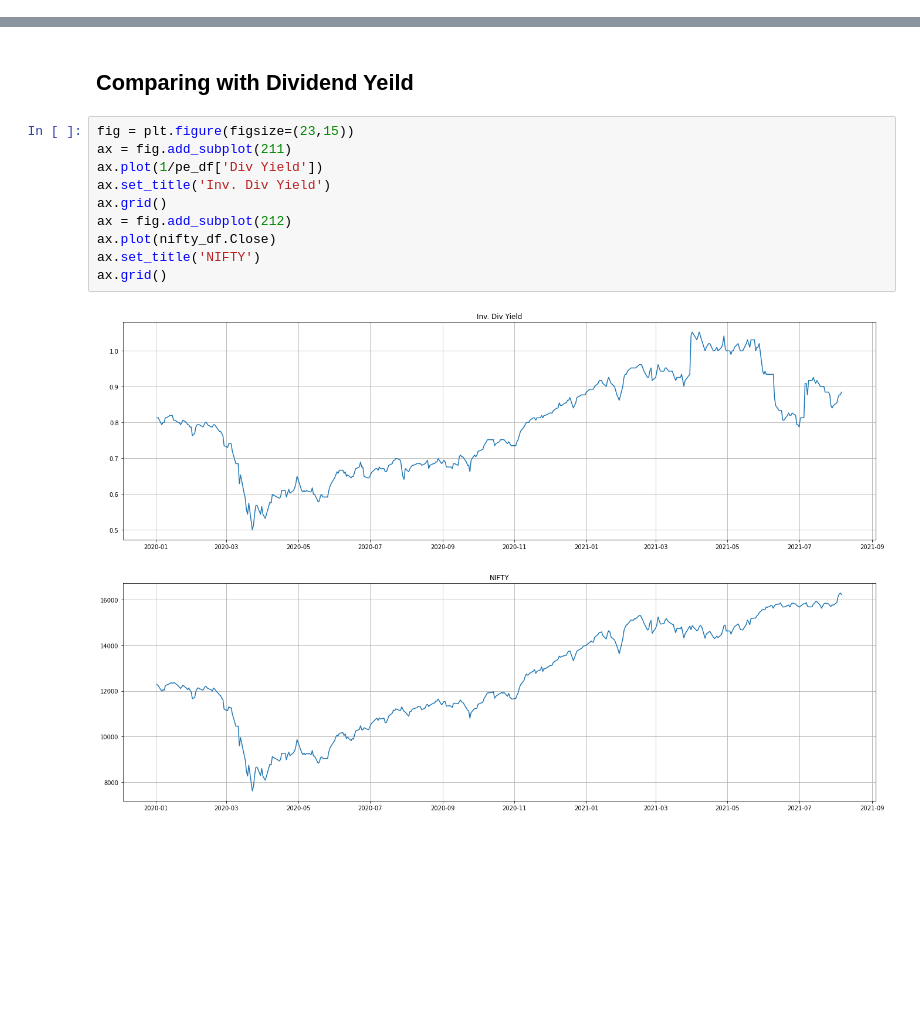
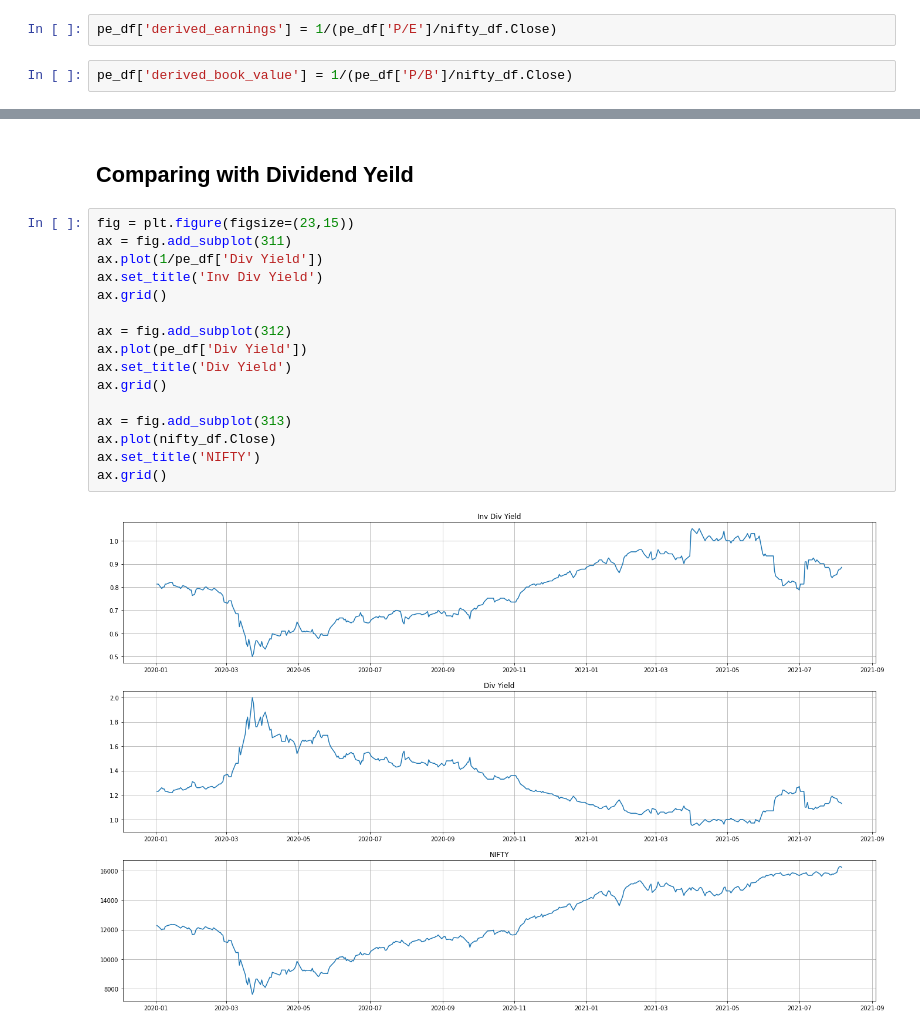
Before and after one commit to shayanrc/Mid-Covid-Market-Analysis, a Jupyter notebook: COVID NIFTY Analysis.ipynb, the cells around one changed output, grey strips where cells are left out. Saved outputs shown, nothing was run; the diff lists cells and outputs as text; blank space fills up the shorter version.

```diff
--- a/COVID NIFTY Analysis.ipynb
+++ b/COVID NIFTY Analysis.ipynb
@@ -256,0 +281,4 @@ ax.set_xticklabels([-150, -100, -50, 0, 50, 100, 150]);
+# %%
+pe_df['derived_earnings'] = 1/(pe_df['P/E']/nifty_df.Close)
+# %%
+pe_df['derived_book_value'] = 1/(pe_df['P/B']/nifty_df.Close)
@@ -313,13 +402,19 @@ ax.set_xticklabels([-150, -100, -50, 0, 50, 100, 150]);
 ## Comparing with Dividend Yeild
 # %%
 fig = plt.figure(figsize=(23,15))
-ax = fig.add_subplot(211)
+ax = fig.add_subplot(311)
 ax.plot(1/pe_df['Div Yield'])
-ax.set_title('Inv. Div Yield')
+ax.set_title('Inv Div Yield')
 ax.grid()
-ax = fig.add_subplot(212)
+
+ax = fig.add_subplot(312)
+ax.plot(pe_df['Div Yield'])
+ax.set_title('Div Yield')
+ax.grid()
+
+ax = fig.add_subplot(313)
 ax.plot(nifty_df.Close)
 ax.set_title('NIFTY')
 ax.grid()
 # %% [output]
-[figure, old version]
+[figure, new version]
```
Also changed, not shown: parts of 12 cells of this notebook.
